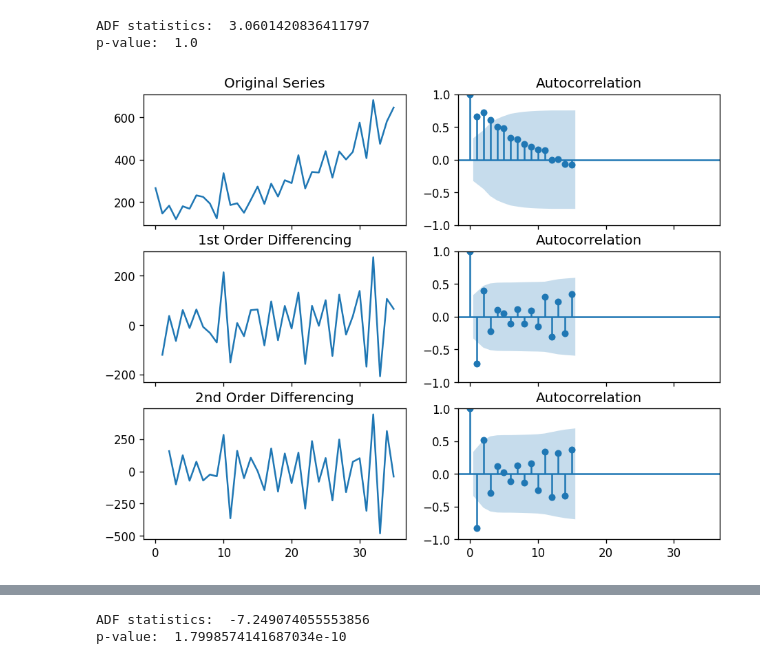
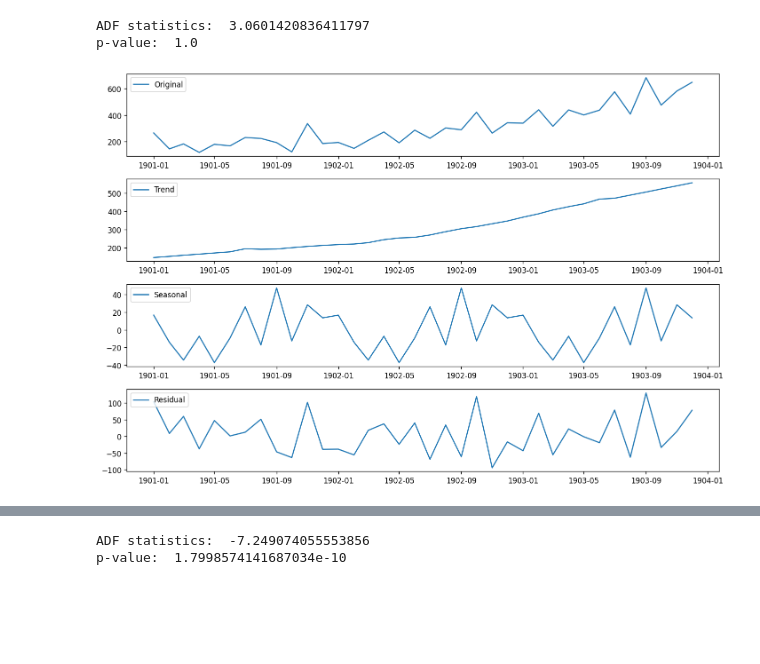
Before and after one commit to Mukul-kYadav/ARIMA, a Jupyter notebook: sales.ipynb, the cells around one changed output, grey strips where cells are left out. Cells and saved outputs as stored; diff of their text form; code cells hidden in the pictures; blank space fills up the shorter version.

```diff
--- a/sales.ipynb
+++ b/sales.ipynb
@@ -26,24 +53,30 @@ print("p-value: ", result[1])
 # %% [output]
 ADF statistics:  3.0601420836411797
 p-value:  1.0
-# %%
-# Lets difference the series
-from statsmodels.graphics.tsaplots import plot_acf, plot_pacf
-plt.rcParams.update({'figure.figsize':(9, 7), 'figure.dpi':120})
-
-# Original Series
-fig, axes = plt.subplots(3,2, sharex=True)
-axes[0, 0].plot(df.sales); axes[0,0].set_title("Original Series")
-plot_acf(df.sales, ax=axes[0,1], lags=15)
-
-# 1st Differencing
-axes[1, 0].plot(df.sales.diff()); axes[1, 0].set_title('1st Order Differencing')
-plot_acf(df.sales.diff().dropna(), ax=axes[1, 1], lags=15)
-
-# 2nd Differencing
-axes[2, 0].plot(df.sales.diff().diff()); axes[2, 0].set_title('2nd Order Differencing')
-plot_acf(df.sales.diff().diff().dropna(), ax=axes[2, 1], lags=15)
-
-plt.show()
-# %% [output]
-[figure, removed]
+# %%
+from statsmodels.tsa.seasonal import seasonal_decompose
+
+# Performing seasonal decomposition
+decomposition = seasonal_decompose(df['sales'], model='additive', extrapolate_trend='freq')
+# Plot the decomposed components
+plt.figure(figsize=(12, 8))
+plt.subplot(411)
+plt.plot(df['sales'], label='Original')
+plt.legend(loc='upper left')
+
+plt.subplot(412)
+plt.plot(decomposition.trend, label='Trend')
+plt.legend(loc='upper left')
+
+plt.subplot(413)
+plt.plot(decomposition.seasonal,label='Seasonal')
+plt.legend(loc='upper left')
+
+plt.subplot(414)
+plt.plot(decomposition.resid, label='Residual')
+plt.legend(loc='upper left')
+
+plt.tight_layout()
+plt.show()
+# %% [output]
+[figure, added]
```
Also changed, not shown: parts of 29 cells of this notebook.
